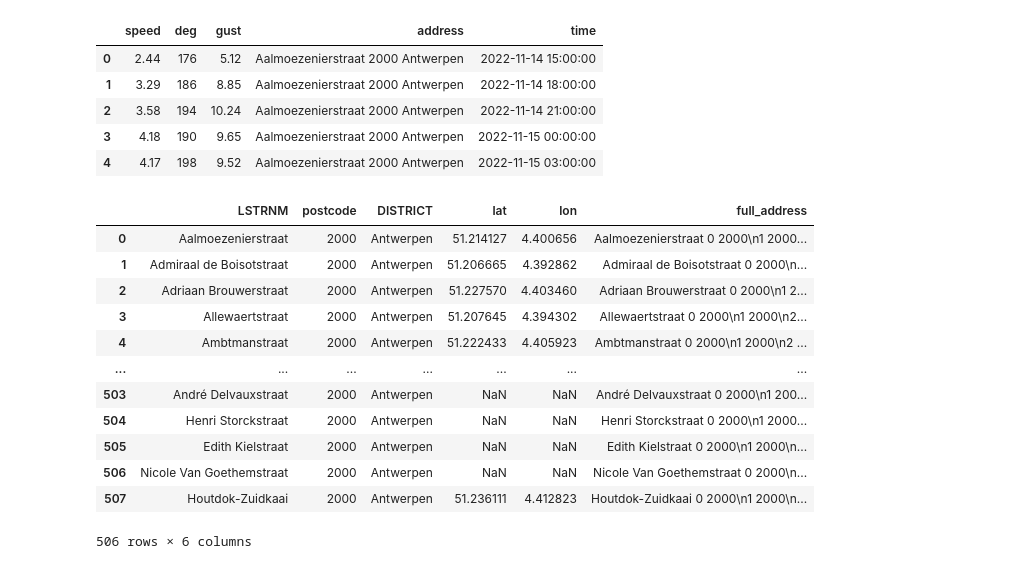
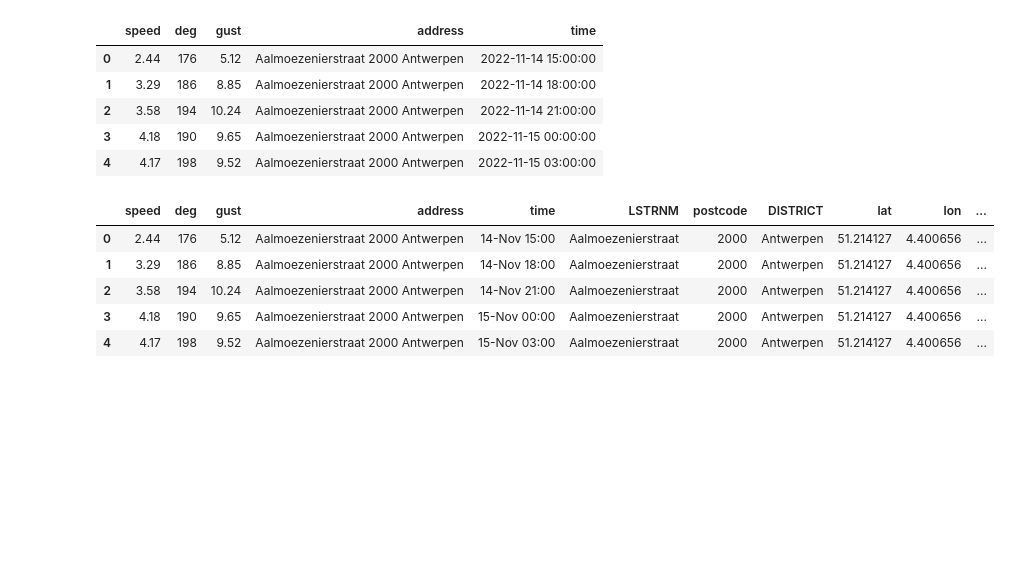
Before and after one commit to Michiel-DK/wind_tracker, a Jupyter notebook: notebooks/open_weather.ipynb, the cells around one changed output. Saved outputs shown, nothing was run; the diff lists cells and outputs as text; code cells hidden in the pictures; blank space fills up the shorter version.

```diff
--- a/notebooks/open_weather.ipynb
+++ b/notebooks/open_weather.ipynb
@@ -120,19 +120,16 @@ all_streets_df.head()
 | 2 | 3.58 | 194 | 10.24 | Aalmoezenierstraat 2000 Antwerpen | 2022-11-14 21:00:00 |
 | 3 | 4.18 | 190 | 9.65 | Aalmoezenierstraat 2000 Antwerpen | 2022-11-15 00:00:00 |
 | 4 | 4.17 | 198 | 9.52 | Aalmoezenierstraat 2000 Antwerpen | 2022-11-15 03:00:00 |
-# %%
-straten_centrum
-# %% [output]
-|  | LSTRNM | postcode | DISTRICT | lat | lon | full_address |
-| 0 | Aalmoezenierstraat | 2000 | Antwerpen | 51.214127 | 4.400656 | Aalmoezenierstraat 0 2000\n1 2000... |
-| 1 | Admiraal de Boisotstraat | 2000 | Antwerpen | 51.206665 | 4.392862 | Admiraal de Boisotstraat 0 2000\n... |
-| 2 | Adriaan Brouwerstraat | 2000 | Antwerpen | 51.227570 | 4.403460 | Adriaan Brouwerstraat 0 2000\n1 2... |
-| 3 | Allewaertstraat | 2000 | Antwerpen | 51.207645 | 4.394302 | Allewaertstraat 0 2000\n1 2000\n2... |
-| 4 | Ambtmanstraat | 2000 | Antwerpen | 51.222433 | 4.405923 | Ambtmanstraat 0 2000\n1 2000\n2 ... |
-| ... | ... | ... | ... | ... | ... | ... |
-| 503 | André Delvauxstraat | 2000 | Antwerpen | NaN | NaN | André Delvauxstraat 0 2000\n1 200... |
-| 504 | Henri Storckstraat | 2000 | Antwerpen | NaN | NaN | Henri Storckstraat 0 2000\n1 2000... |
-| 505 | Edith Kielstraat | 2000 | Antwerpen | NaN | NaN | Edith Kielstraat 0 2000\n1 2000\n... |
-| 506 | Nicole Van Goethemstraat | 2000 | Antwerpen | NaN | NaN | Nicole Van Goethemstraat 0 2000\n... |
-| 507 | Houtdok-Zuidkaai | 2000 | Antwerpen | 51.236111 | 4.412823 | Houtdok-Zuidkaai 0 2000\n1 2000\n... |
-506 rows × 6 columns
+# %%
+straten_centrum['postcode'] = straten_centrum['postcode'].astype('str')
+straten_centrum['address'] = straten_centrum[['LSTRNM', 'postcode', 'DISTRICT']].agg(' '.join, axis=1)
+merged = all_streets_df.merge(straten_centrum, on='address', how='left')
+merged['time'] = pd.to_datetime(merged['time']).dt.strftime("%d-%b %H:%M")
+merged.head()
+# %% [output]
+|  | speed | deg | gust | address | time | LSTRNM | postcode | DISTRICT | lat | lon | ... |
+| 0 | 2.44 | 176 | 5.12 | Aalmoezenierstraat 2000 Antwerpen | 14-Nov 15:00 | Aalmoezenierstraat | 2000 | Antwerpen | 51.214127 | 4.400656 | ... |
+| 1 | 3.29 | 186 | 8.85 | Aalmoezenierstraat 2000 Antwerpen | 14-Nov 18:00 | Aalmoezenierstraat | 2000 | Antwerpen | 51.214127 | 4.400656 | ... |
+| 2 | 3.58 | 194 | 10.24 | Aalmoezenierstraat 2000 Antwerpen | 14-Nov 21:00 | Aalmoezenierstraat | 2000 | Antwerpen | 51.214127 | 4.400656 | ... |
+| 3 | 4.18 | 190 | 9.65 | Aalmoezenierstraat 2000 Antwerpen | 15-Nov 00:00 | Aalmoezenierstraat | 2000 | Antwerpen | 51.214127 | 4.400656 | ... |
+| 4 | 4.17 | 198 | 9.52 | Aalmoezenierstraat 2000 Antwerpen | 15-Nov 03:00 | Aalmoezenierstraat | 2000 | Antwerpen | 51.214127 | 4.400656 | ... |
```
Also changed, not shown: parts of 4 cells of this notebook.
